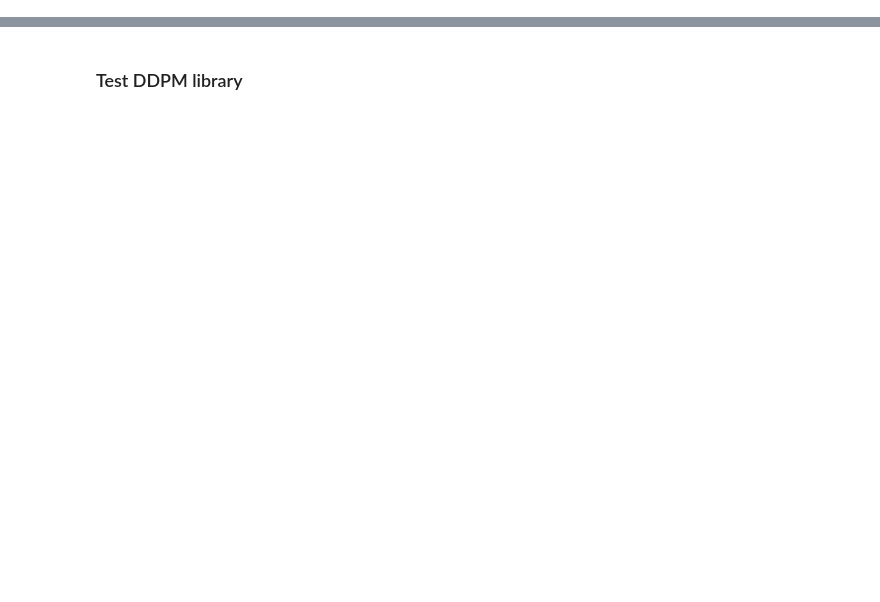
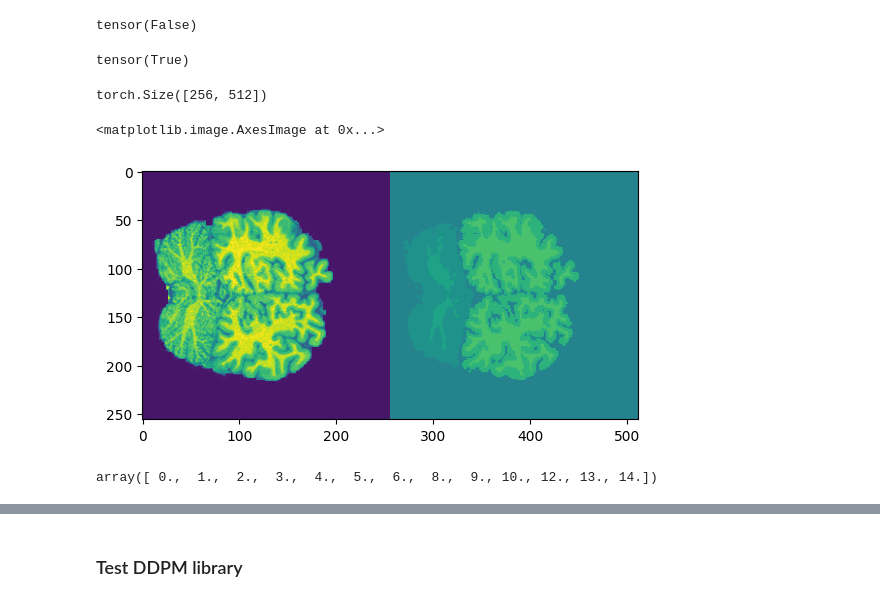
Before and after one commit to JdbermeoUZH/MastersThesisUIASegmentation, a Jupyter notebook: notebooks/DDPMs/01-test_basic_ddpm_libraries.ipynb, the cells around one changed output, grey strips where cells are left out. Saved outputs shown, nothing was run; the diff lists cells and outputs as text; code cells hidden in the pictures; blank space fills up the shorter version.

Commit message:
added basic script to do ddpm training

```diff
--- a/notebooks/DDPMs/01-test_basic_ddpm_libraries.ipynb
+++ b/notebooks/DDPMs/01-test_basic_ddpm_libraries.ipynb
@@ -29,0 +17,37 @@ hcp_t1 = DatasetInMemory(
+# %%
+# Load dataset
+dataset_cfg = load_config('/scratch_net/biwidl319/jbermeo/MastersThesisUIASegmentation/config/datasets.yaml')
+train_cfg = load_config('/scratch_net/biwidl319/jbermeo/MastersThesisUIASegmentation/config/training/training_hcp_t1_norm_normw.yaml')
+# %%
+dataset = train_cfg['ddpm']['dataset']
+
+
+hcp_t1_norm = DatasetH5ForDDPM(
+    concatenate     = True,
+    paths           = dataset_cfg[dataset]['paths_normalized_with_nn'],
+    paths_original  = dataset_cfg[dataset]['paths_original'],
+    split           = 'train',
+    image_size      = train_cfg['ddpm']['image_size'],
+    resolution_proc = dataset_cfg[dataset]['resolution_proc'],
+    rescale_factor  = train_cfg['ddpm']['rescale_factor'],
+    dim_proc        = dataset_cfg[dataset]['dim'],
+    n_classes       = dataset_cfg[dataset]['n_classes'],
+    aug_params      = train_cfg['ddpm']['augmentation'],
+    deformation     = train_cfg['ddpm']['deformation'],
+    load_original   = False,
+)
+
+hcp_t1_pre = DatasetH5ForDDPM(
+    concatenate     = True,
+    paths           = dataset_cfg[dataset]['paths_processed'],
+    paths_original  = dataset_cfg[dataset]['paths_original'],
+    split           = 'train',
+    image_size      = train_cfg['ddpm']['image_size'],
+    resolution_proc = dataset_cfg[dataset]['resolution_proc'],
+    rescale_factor  = train_cfg['ddpm']['rescale_factor'],
+    dim_proc        = dataset_cfg[dataset]['dim'],
+    n_classes       = dataset_cfg[dataset]['n_classes'],
+    aug_params      = train_cfg['ddpm']['augmentation'],
+    deformation     = train_cfg['ddpm']['deformation'],
+    load_original   = False,
+)
@@ -29,0 +57,2 @@ hcp_t1 = DatasetInMemory(
+# %%
+x= hcp_t1_norm[60]
@@ -29,0 +61,24 @@ hcp_t1 = DatasetInMemory(
+# %%
+(x[:, 0:256] == x_2[:, 0:256]).all()
+# %% [output]
+tensor(False)
+# %%
+(x[:, 256:] == x_2[:, 256:]).all()
+# %% [output]
+tensor(True)
+# %%
+x.shape
+# %% [output]
+torch.Size([256, 512])
+# %%
+import matplotlib.pyplot as plt
+
+plt.imshow(x[:, :])
+# %% [output]
+<matplotlib.image.AxesImage at 0x...>
+[figure, added]
+# %%
+import numpy as np
+np.unique(x[:, 256:]) * 14
+# %% [output]
+array([ 0.,  1.,  2.,  3.,  4.,  5.,  6.,  8.,  9., 10., 12., 13., 14.])
```
Also changed, not shown: parts of 19 cells of this notebook, 16 other files.
